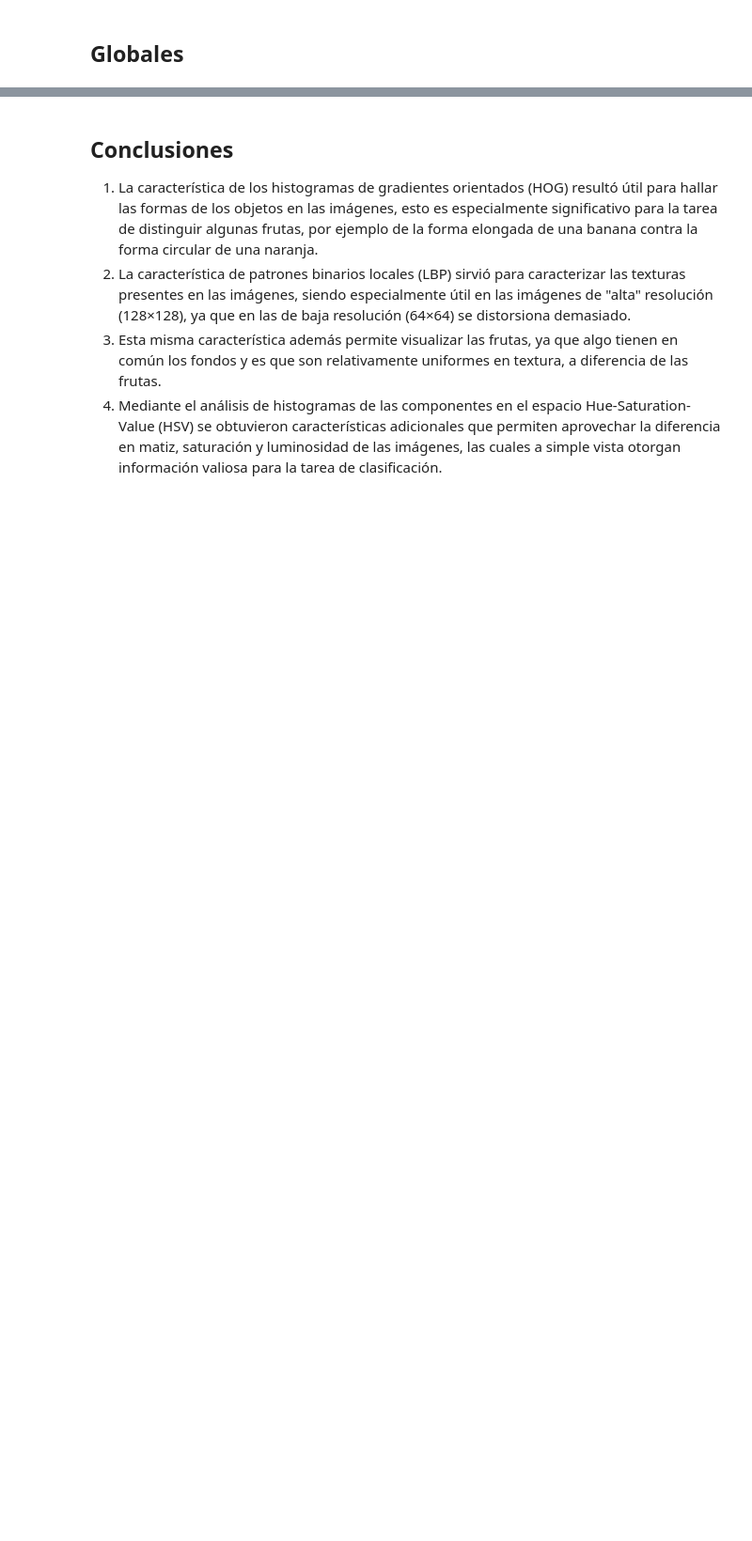
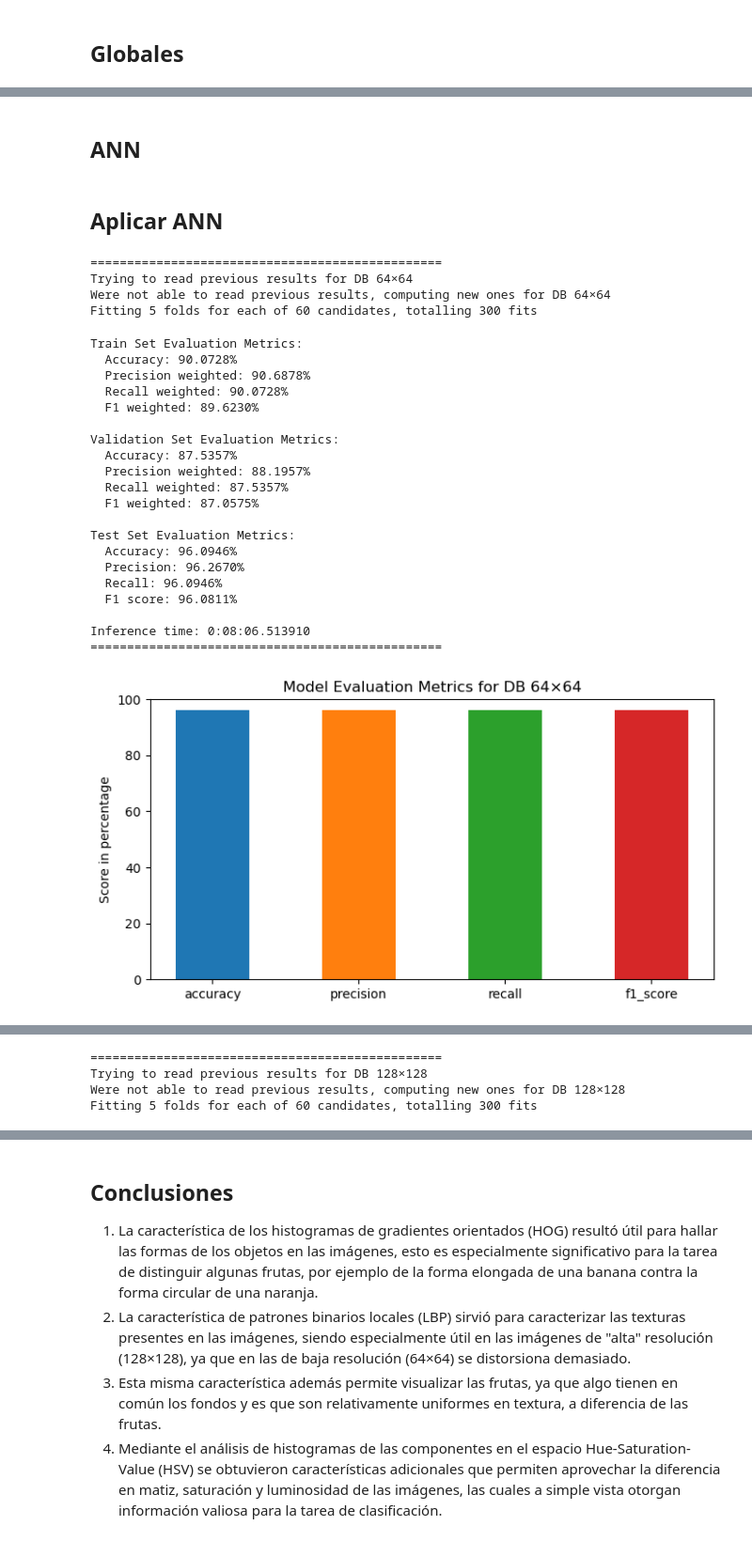
Before and after one commit to cesara-montoya1/tds3-proyecto, a Jupyter notebook: 03_classification/ann.ipynb, the cells around one changed output, grey strips where cells are left out. Shown at 94% size. Drawn from its saved outputs; the diff is of its cells as text; code cells hidden in the pictures; blank space fills up the shorter version.

```diff
--- a/03_classification/ann.ipynb
+++ b/03_classification/ann.ipynb
@@ -41,11 +44,21 @@ ModuleNotFoundError: No module named 'tensorflow.keras'
 # %% [markdown]
 ## Globales
 # %%
-# Tenemos varias opciones para la base de datos
-DB_PATH64 = "../02_features/features_64.csv"
-DB_PATH128 = "../02_features/features_128.csv"
-DB_PCA_PATH64 = "../02_features/pca_64.csv"
-DB_PCA_PATH128 = "../02_features/pca_128.csv"
-LABELS_PATH = "../02_features/labels.csv"
+# Database files paths
+DB_BASE_PATH = "../02_features/"
+RESOLUTIONS = 2 * [64, 128]
+DB_NAMES = [
+    f"DB {RESOLUTIONS[i]}×{RESOLUTIONS[i]}{' PCA' if i >= 2 else ''}" for i in range(4)
+]
+DB_PATHS = [
+    f"{DB_BASE_PATH}{'features' if i < 2 else 'pca'}_{RESOLUTIONS[i]}.csv"
+    for i in range(4)
+]
+DB_DICT = {name: path for name, path in zip(DB_NAMES, DB_PATHS)}
 
-DB_PATH = DB_PATH64
+# Classes to labels mapping file path
+LABELS_PATH = f"{DB_BASE_PATH}labels.csv"
+
+# Results folder
+RESULTS_FOLDER = "./ann_results/"
+os.makedirs(RESULTS_FOLDER, exist_ok=True)
@@ -134,0 +121,2 @@ NameError: name 'pd' is not defined
+# %% [markdown]
+## ANN
@@ -134,0 +421,33 @@ NameError: name 'pd' is not defined
+# %% [markdown]
+## Aplicar ANN
+# %%
+test_scores = {}
+for name, path in DB_DICT.items():
+    _, _, test_score = main(name, path)
+    test_scores[name] = test_score
+# %% [output]
+================================================
+Trying to read previous results for DB 64×64
+Were not able to read previous results, computing new ones for DB 64×64
+Fitting 5 folds for each of 60 candidates, totalling 300 fits
+Train Set Evaluation Metrics:
+  Accuracy: 90.0728%
+  Precision weighted: 90.6878%
+  Recall weighted: 90.0728%
+  F1 weighted: 89.6230%
+
+Validation Set Evaluation Metrics:
+  Accuracy: 87.5357%
+  Precision weighted: 88.1957%
+  Recall weighted: 87.5357%
+  F1 weighted: 87.0575%
+
+Test Set Evaluation Metrics:
+  Accuracy: 96.0946%
+  Precision: 96.2670%
+  Recall: 96.0946%
+  F1 score: 96.0811%
+
+Inference time: 0:08:06.513910
+================================================
+[figure, added]
@@ -134,0 +455,4 @@ NameError: name 'pd' is not defined
+================================================
+Trying to read previous results for DB 128×128
+Were not able to read previous results, computing new ones for DB 128×128
+Fitting 5 folds for each of 60 candidates, totalling 300 fits
```
Also changed, not shown: parts of 11 cells of this notebook.
